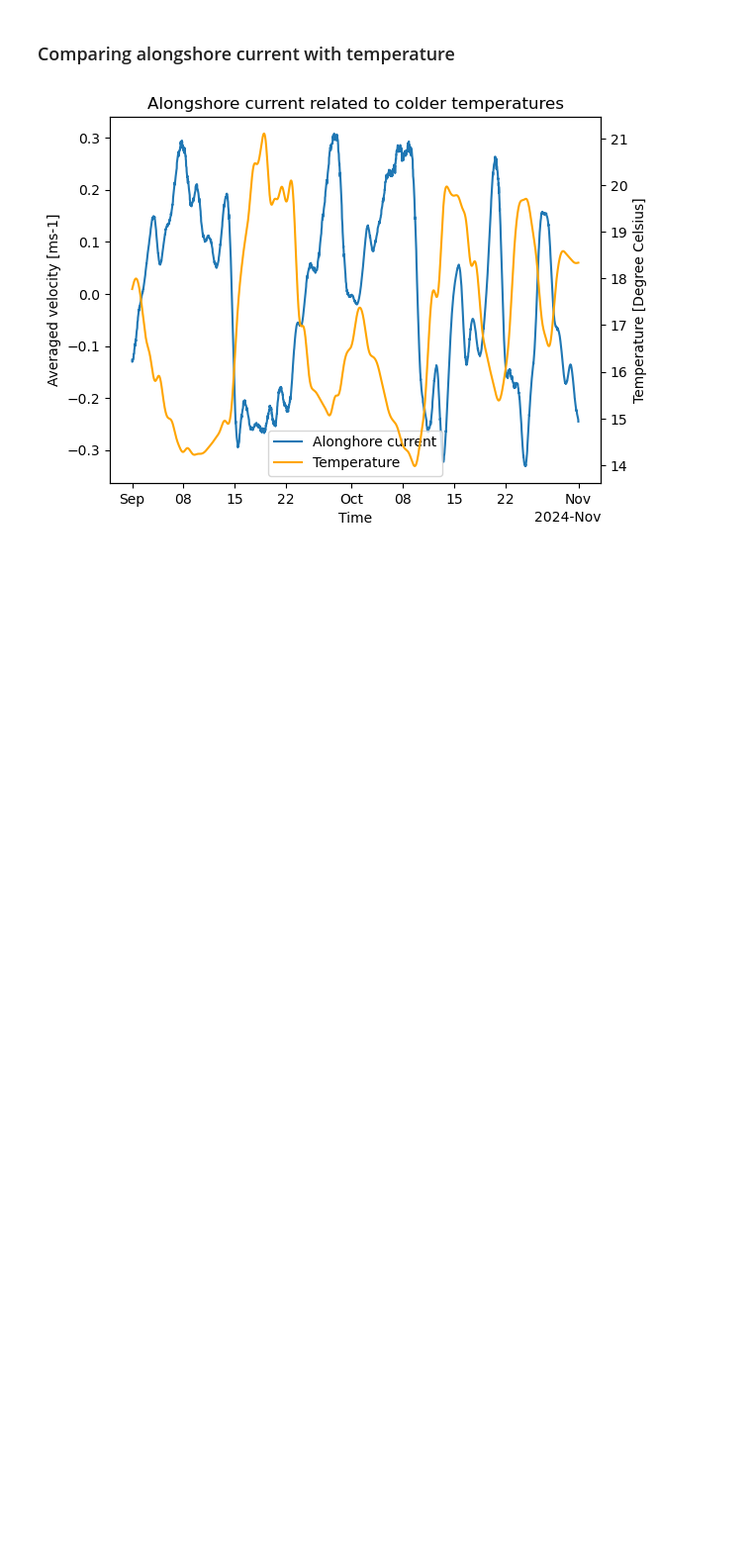
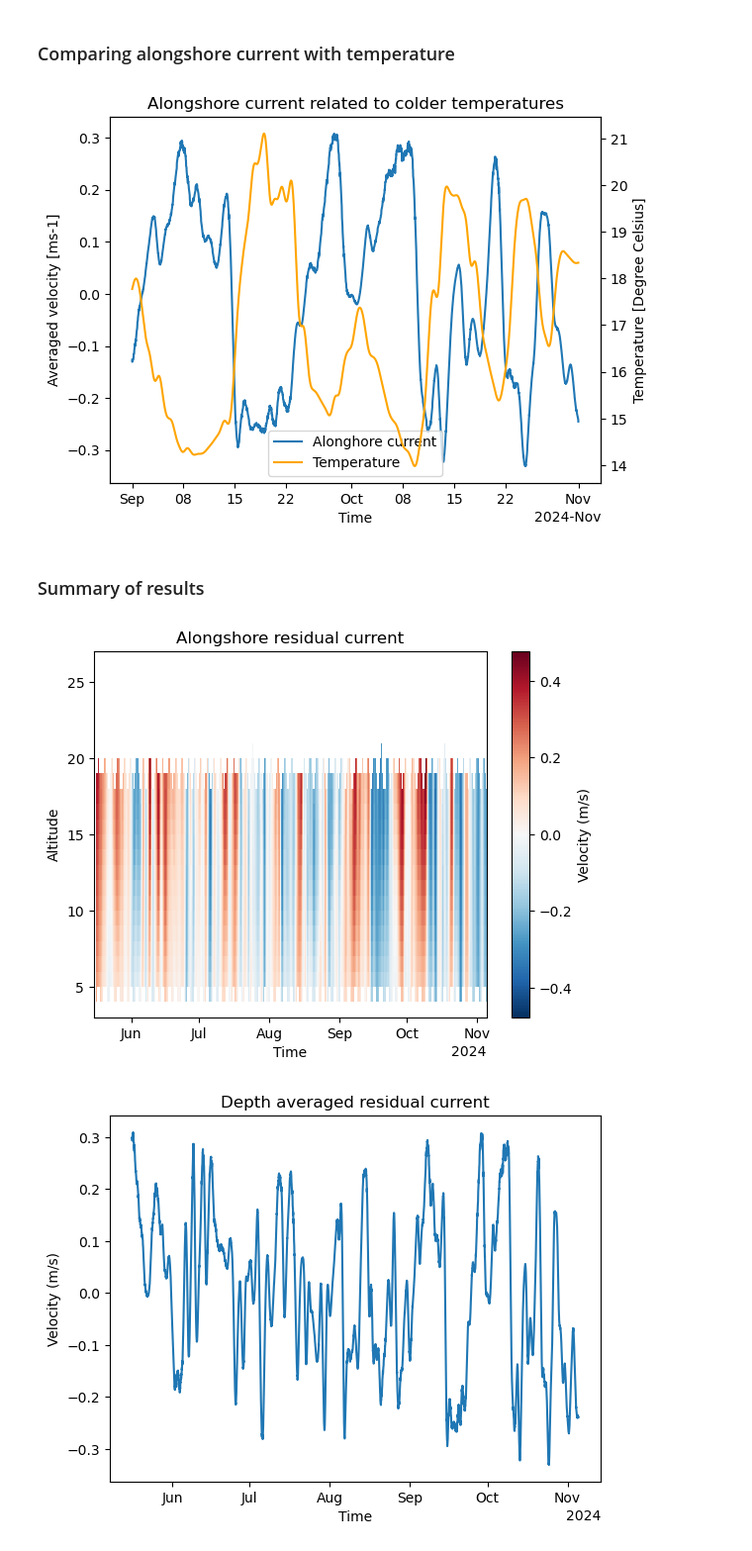
Before and after one commit to AnurovaPrykhodko/ADCP-internship, a Jupyter notebook: data_analysis.ipynb, the cells around one changed output. Shown at 99% size. Drawn from its saved outputs; the diff is of its cells as text; code cells hidden in the pictures; blank space fills up the shorter version.

```diff
--- a/data_analysis.ipynb
+++ b/data_analysis.ipynb
@@ -368,3 +370,29 @@ ax1.legend(lines1 + lines2, labels1 + labels2)
 plt.show()
 # %% [output]
 [figure]
+# %% [markdown]
+### Summary of results
+# %%
+ds_2['vel_filt'][0].plot(cbar_kwargs={'label': 'Velocity (m/s)'})
+plt.xlabel('Time')
+plt.ylabel('Altitude')
+plt.title('Alongshore residual current')
+plt.show()
+
+ds_2['vel_avg'][0].plot()
+plt.title('Depth averaged residual current')
+plt.ylabel('Velocity (m/s)')
+plt.show()
+
+ds_2['vel_lower'] = ds_2['vel_filt'].sel(range=slice(0, 12.5)).mean(dim='range').rename('vel_lower')
+ds_2['vel_upper'] = ds_2['vel_filt'].sel(range=slice(12.5, 20)).mean(dim='range').rename('vel_upper')
+
+ds_2['vel_lower'][0].plot(label='lower current (5-12.5m)')
+ds_2['vel_upper'][0].plot(label='upper current (12.5-20m)')
+plt.ylabel('Velocity (m/s)')
+plt.legend()
+plt.title('Comparing upper and lower averaged current')
+plt.show()
+# %% [output]
+[figure, added]
+[figure, added]
```
Also changed, not shown: parts of 8 cells of this notebook.
